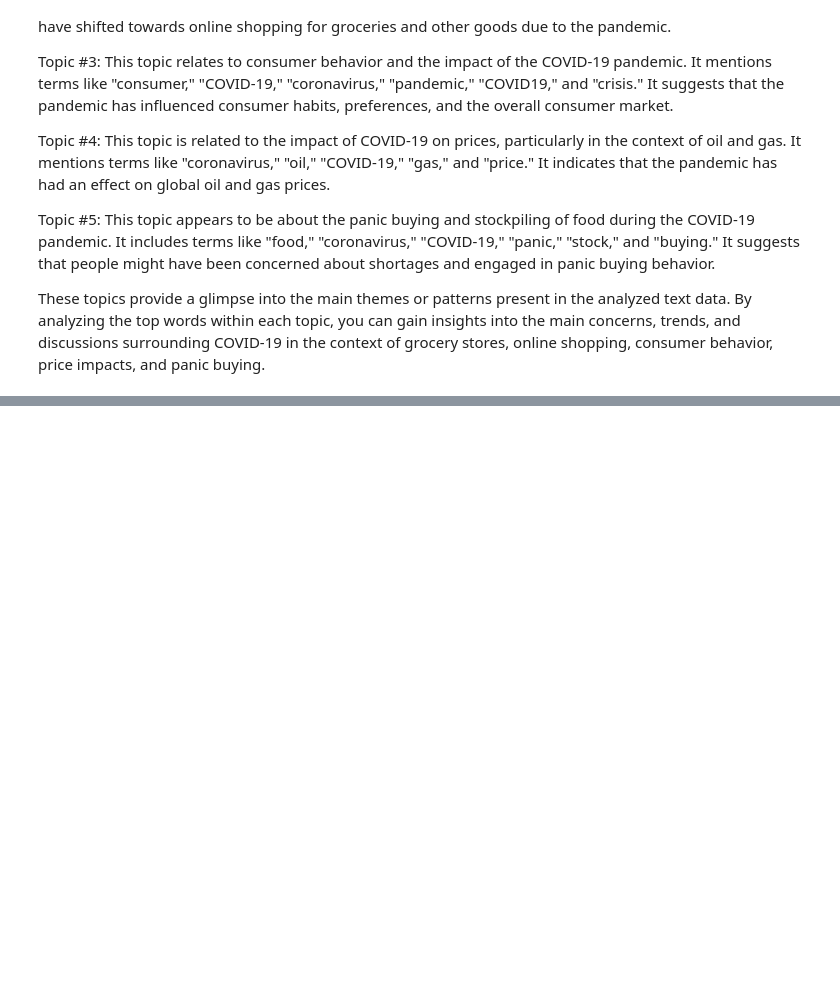
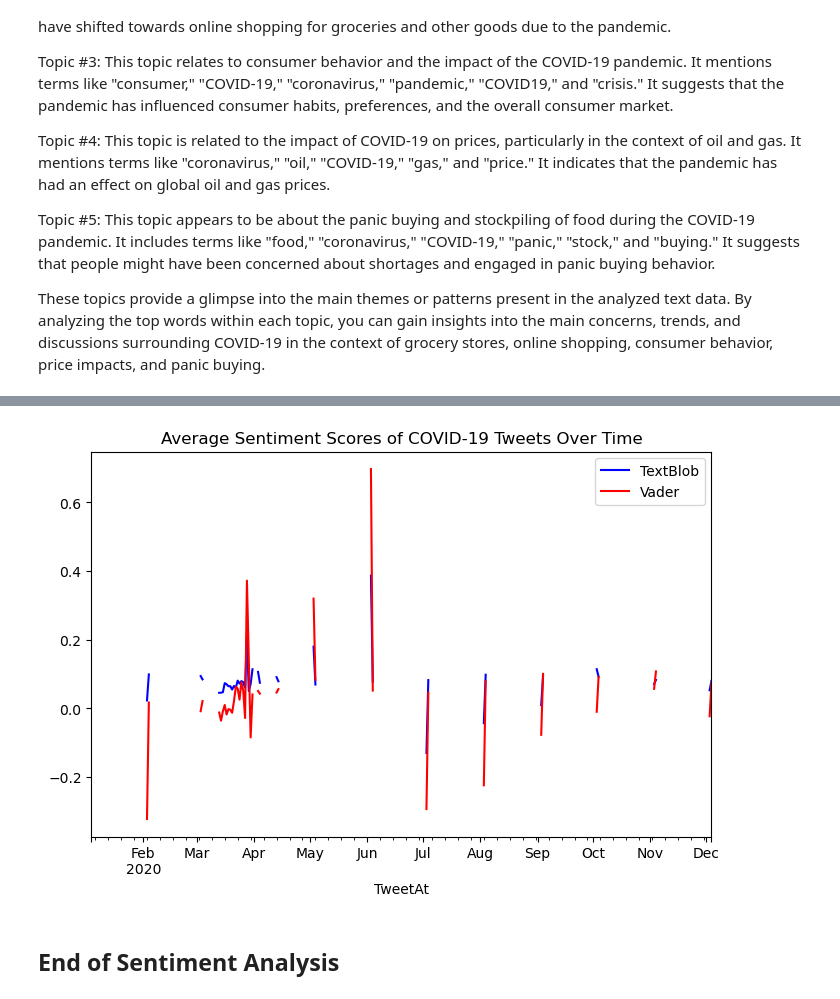
Before and after one commit to ReproTeach/final-project-sd_final_project, a Jupyter notebook: final_project.ipynb, the cells around one changed output, grey strips where cells are left out. Saved outputs shown, nothing was run; the diff lists cells and outputs as text; code cells hidden in the pictures; blank space fills up the shorter version.

```diff
--- a/final_project.ipynb
+++ b/final_project.ipynb
@@ -284,0 +374,13 @@ Topic Modeling Section Ends
+# %%
+merged_df['TweetAt'] = pd.to_datetime(merged_df['TweetAt'])
+
+plt.figure(figsize=(8, 5))
+merged_df.resample('D', on='TweetAt')['sent_textblob_cont'].mean().plot(label="TextBlob", color='blue')
+merged_df.resample('D', on='TweetAt')['sent_vader_cont'].mean().plot(label="Vader", color='red')
+plt.legend()
+plt.title('Average Sentiment Scores of COVID-19 Tweets Over Time')
+plt.show()
+# %% [output]
+[figure, added]
+# %% [markdown]
+## End of Sentiment Analysis
```
Also changed, not shown: parts of 17 cells of this notebook.
